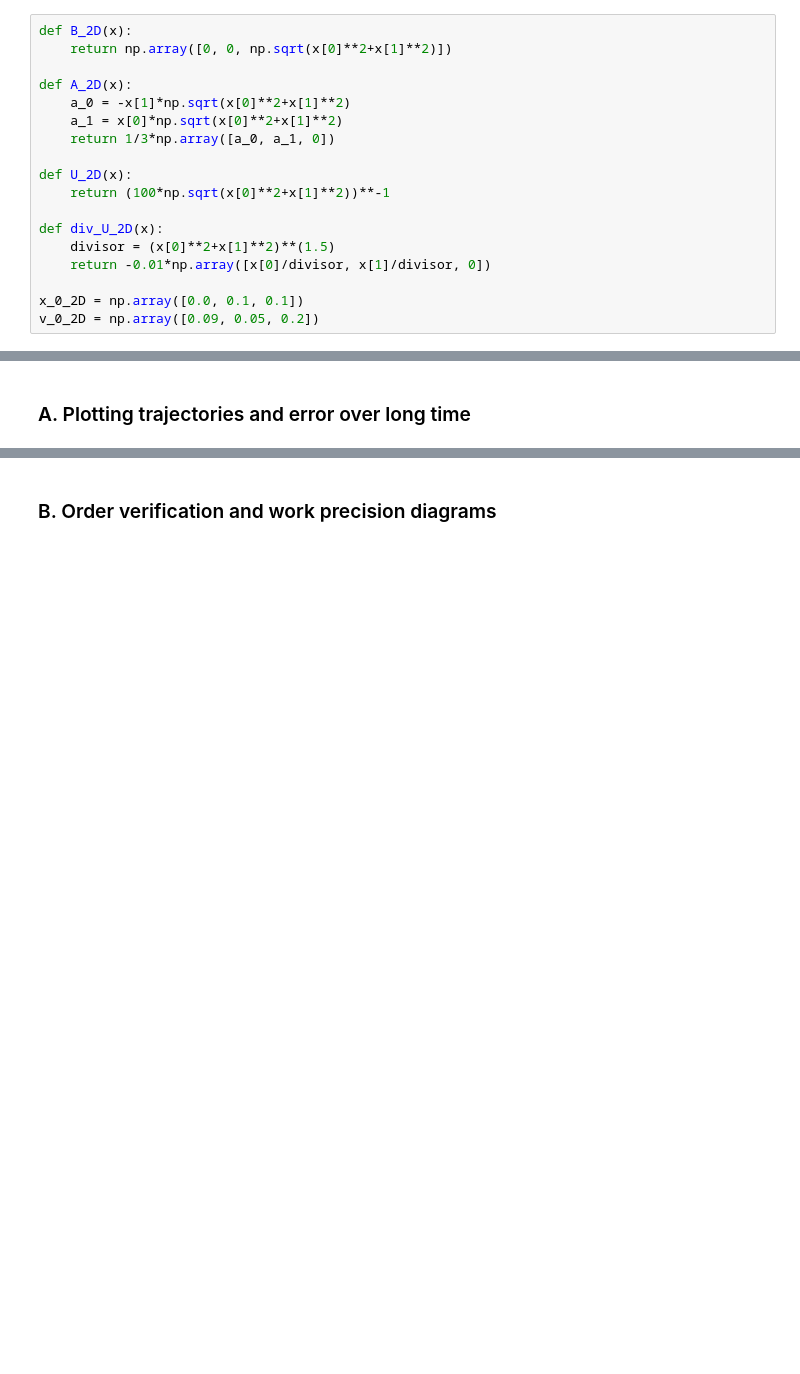
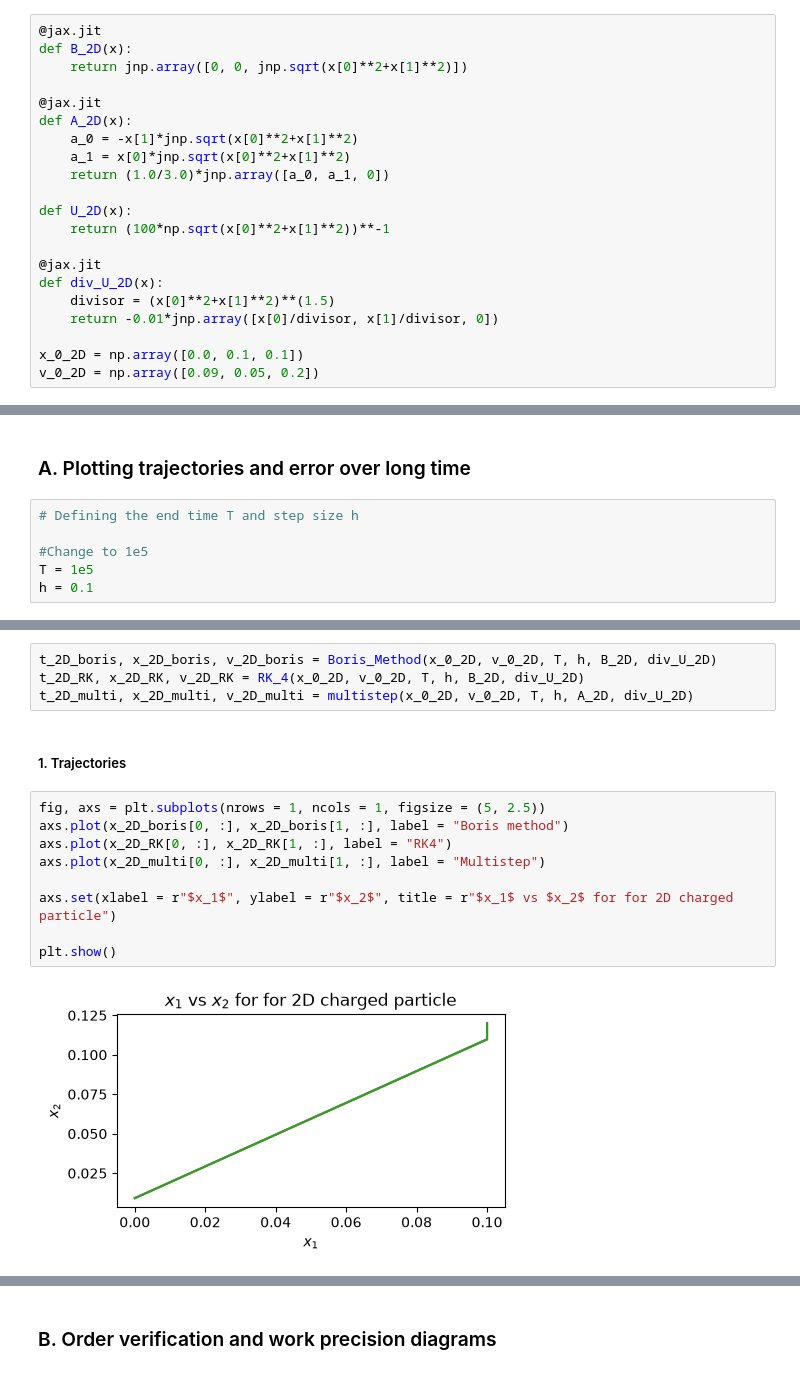
Before and after one commit to einaraarnaes/Project_2_TMA4215, a Jupyter notebook: report.ipynb, the cells around one changed output, grey strips where cells are left out. Cells and saved outputs as stored; diff of their text form; blank space fills up the shorter version.

Commit message:
Jitted the functions and tried some basic plots. Did not get the types of plots we are supposed to

```diff
--- a/report.ipynb
+++ b/report.ipynb
@@ -17,20 +18,23 @@ We define our two model problems by their initial values, fields and potentials.
 # %% [markdown]
 ### 3.1: 2D charged particle
 # %%
+@jax.jit
 def B_2D(x):
-    return np.array([0, 0, np.sqrt(x[0]**2+x[1]**2)])
+    return jnp.array([0, 0, jnp.sqrt(x[0]**2+x[1]**2)])
 
+@jax.jit
 def A_2D(x):
-    a_0 = -x[1]*np.sqrt(x[0]**2+x[1]**2)
-    a_1 = x[0]*np.sqrt(x[0]**2+x[1]**2)
-    return 1/3*np.array([a_0, a_1, 0])
+    a_0 = -x[1]*jnp.sqrt(x[0]**2+x[1]**2)
+    a_1 = x[0]*jnp.sqrt(x[0]**2+x[1]**2)
+    return (1.0/3.0)*jnp.array([a_0, a_1, 0])
 
 def U_2D(x):
     return (100*np.sqrt(x[0]**2+x[1]**2))**-1
 
+@jax.jit
 def div_U_2D(x):
     divisor = (x[0]**2+x[1]**2)**(1.5)
-    return -0.01*np.array([x[0]/divisor, x[1]/divisor, 0])
+    return -0.01*jnp.array([x[0]/divisor, x[1]/divisor, 0])
 
 x_0_2D = np.array([0.0, 0.1, 0.1])
 v_0_2D = np.array([0.09, 0.05, 0.2])
@@ -259,3 +284,9 @@ def multistep(x0, v0, t_stop, h, A, div_U):
 ## 5: Experiments and deliverables
 # %% [markdown]
 ### A. Plotting trajectories and error over long time
+# %%
+# Defining the end time T and step size h
+
+#Change to 1e5
+T = 1e5
+h = 0.1
@@ -261,0 +295,17 @@ def multistep(x0, v0, t_stop, h, A, div_U):
+# %%
+t_2D_boris, x_2D_boris, v_2D_boris = Boris_Method(x_0_2D, v_0_2D, T, h, B_2D, div_U_2D)
+t_2D_RK, x_2D_RK, v_2D_RK = RK_4(x_0_2D, v_0_2D, T, h, B_2D, div_U_2D)
+t_2D_multi, x_2D_multi, v_2D_multi = multistep(x_0_2D, v_0_2D, T, h, A_2D, div_U_2D)
+# %% [markdown]
+##### 1. Trajectories
+# %%
+fig, axs = plt.subplots(nrows = 1, ncols = 1, figsize = (5, 2.5))
+axs.plot(x_2D_boris[0, :], x_2D_boris[1, :], label = "Boris method")
+axs.plot(x_2D_RK[0, :], x_2D_RK[1, :], label = "RK4")
+axs.plot(x_2D_multi[0, :], x_2D_multi[1, :], label = "Multistep")
+
+axs.set(xlabel = r"$x_1$", ylabel = r"$x_2$", title = r"$x_1$ vs $x_2$ for for 2D charged particle")
+
+plt.show()
+# %% [output]
+[figure, added]
```
Also changed, not shown: parts of 15 cells of this notebook.
